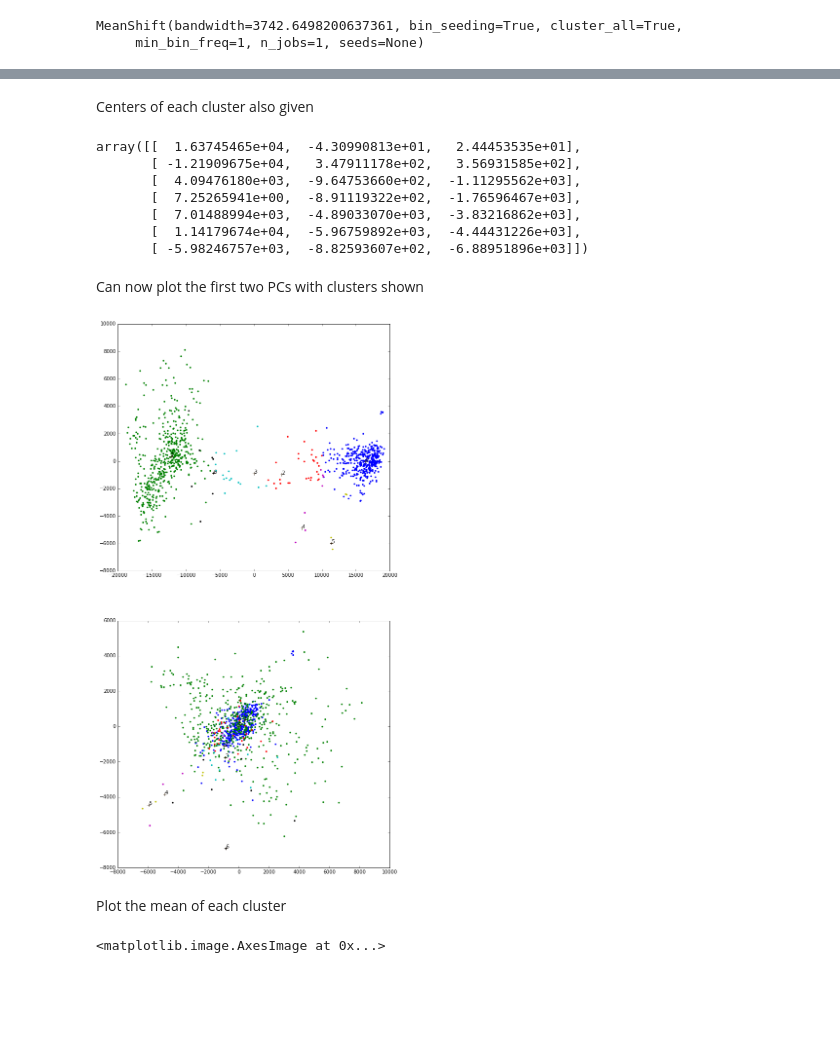
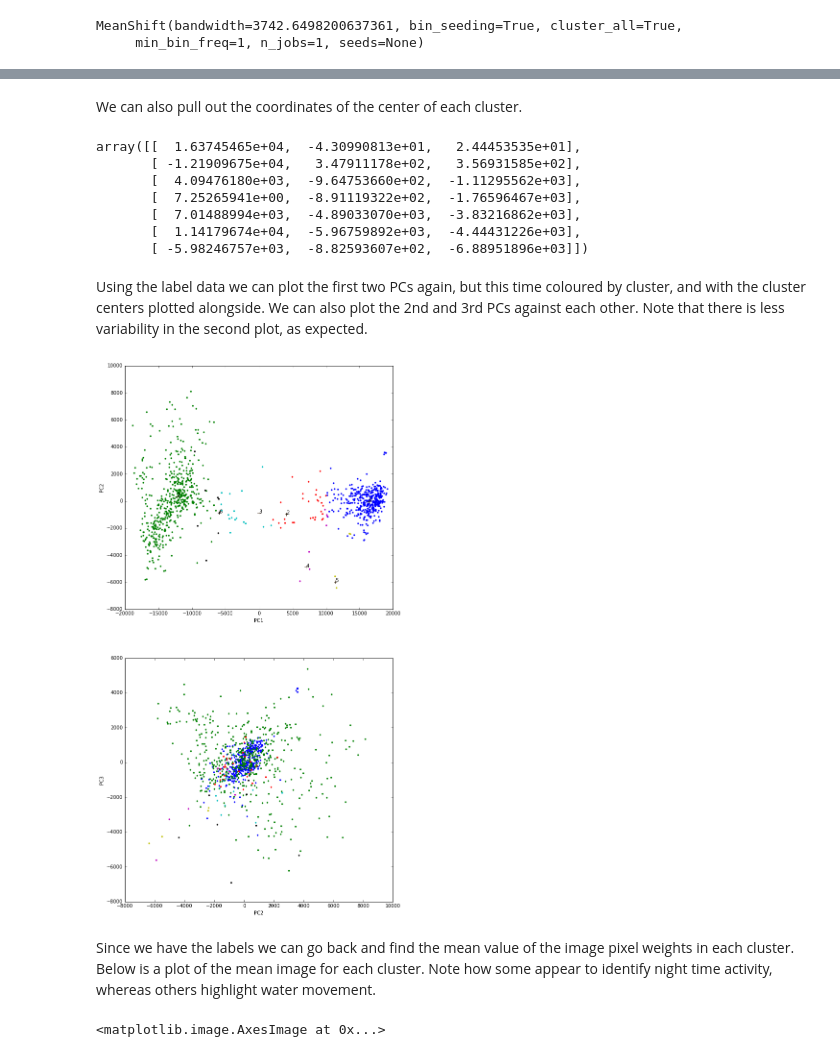
Before and after one commit to christopherlovell/deckchair-pca, a Jupyter notebook: Image_PCA.ipynb, the cells around one changed output, grey strips where cells are left out. Drawn from its saved outputs; the diff is of its cells as text; code cells hidden in the pictures; blank space fills up the shorter version.

```diff
--- a/Image_PCA.ipynb
+++ b/Image_PCA.ipynb
@@ -13,6 +32,8 @@ Get some image data, find the mean of the RGB values, and flatten to a 1D array
 # %%
+n = 1000 # number of images to use
+
 img = []
-for d in os.listdir('data/300x169/')[0:1000]:
+for d in os.listdir('data/300x169/')[0:n]:
     img.append(io.imread('data/300x169/'+d).mean(axis=2).flatten())
 
 img = np.array(img)
@@ -42,11 +63 @@ Plot the first two PCs with labels
-# %%
-fig, ax = plt.subplots(figsize=(10,10))
-
-plt.xlabel('PC1')
-plt.ylabel('PC2')
-
-ax.scatter(Y_sklearn[:,0],Y_sklearn[:,1])
-
-for i, txt in enumerate(os.listdir('data/300x169/')):
-    ax.annotate(txt, (Y_sklearn[i,0],Y_sklearn[i,1]))
 # %% [markdown]
@@ -68,0 +84,13 @@ Can now perform clustering in PC space. Use the meanshift algorithm, which can a
+# %%
+fig, ax = plt.subplots(figsize=(10,10))
+
+ax.set_xlabel('PC1')
+ax.set_ylabel('PC2')
+
+ax.scatter(Y_sklearn[:,0],Y_sklearn[:,1])
+
+
+# add labels to some of the points so we can manually go and check them to see differences
+for i, txt in enumerate(os.listdir('data/300x169/')[0:n]):
+    if(i%40 == 0):
+        ax.annotate(txt, (Y_sklearn[i,0],Y_sklearn[i,1]))
@@ -101,5 +133,5 @@ len(np.unique(ms.labels_))
-# %% [markdown]
-Centers of each cluster also given
+# %% [markdown]
+We can also pull out the coordinates of the center of each cluster.
 # %%
 ms.cluster_centers_
 # %% [output]
@@ -110,32 +142,35 @@ array([[  1.63745465e+04,  -4.30990813e+01,   2.44453535e+01],
        [  7.01488994e+03,  -4.89033070e+03,  -3.83216862e+03],
        [  1.14179674e+04,  -5.96759892e+03,  -4.44431226e+03],
        [ -5.98246757e+03,  -8.82593607e+02,  -6.88951896e+03]])
-# %% [markdown]
-Can now plot the first two PCs with clusters shown
+# %% [markdown]
+Using the label data we can plot the first two PCs again, but this time coloured by cluster, and with the cluster centers plotted alongside. We can also plot the 2nd and 3rd PCs against each other. Note that there is less variability in the second plot, as expected.
 # %%
 from itertools import cycle
 
 fig, (ax1,ax2) = plt.subplots(2,figsize=(10,20))
 
 
 colors = cycle('bgrcmykbgrcmykbgrcmykbgrcmyk')
 
+# 1st / 2nd PCs
 for i in np.unique(ms.labels_):
     c = colors.next()
     ax1.plot(Y_sklearn[ms.labels_==i,0],Y_sklearn[ms.labels_==i,1],c+'.')
     ax1.plot(ms.cluster_centers_[:,0],ms.cluster_centers_[:,1],c+'+')
     ax1.annotate(i, (ms.cluster_centers_[i,0]+10,ms.cluster_centers_[i,1]))
+    ax1.set_xlabel("PC1")
+    ax1.set_ylabel("PC2")
 
-Pasted image at 2016-06-10, 5:13 PM
+# 2nd / 3rd PCs
 for i in np.unique(ms.labels_):
     c = colors.next()
     ax2.plot(Y_sklearn[ms.labels_==i,1],Y_sklearn[ms.labels_==i,2],c + '.')
-    ax2.plot(ms.cluster_centers_[:,1],ms.cluster_centers_[:,2],c+'+')
-    ax2.annotate(i, (ms.cluster_centers_[i,1]+10,ms.cluster_centers_[i,2]))
+    ax2.set_xlabel("PC2")
+    ax2.set_ylabel("PC3")
 # %% [output]
-[figure, old version]
+[figure, new version]
-# %% [markdown]
-Plot the mean of each cluster
+# %% [markdown]
+Since we have the labels we can go back and find the mean value of the image pixel weights in each cluster. Below is a plot of the mean image for each cluster. Note how some appear to identify night time activity, whereas others highlight water movement.
 # %%
 fig, axes = plt.subplots(3,2,figsize=(20,20))
 
```
Also changed, not shown: parts of 43 cells of this notebook.
